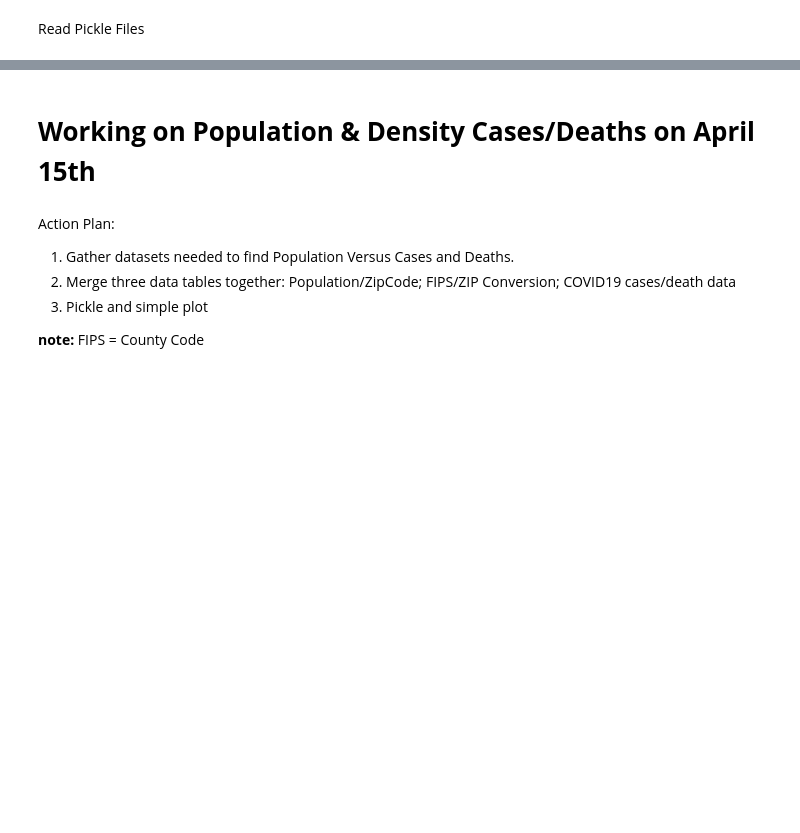
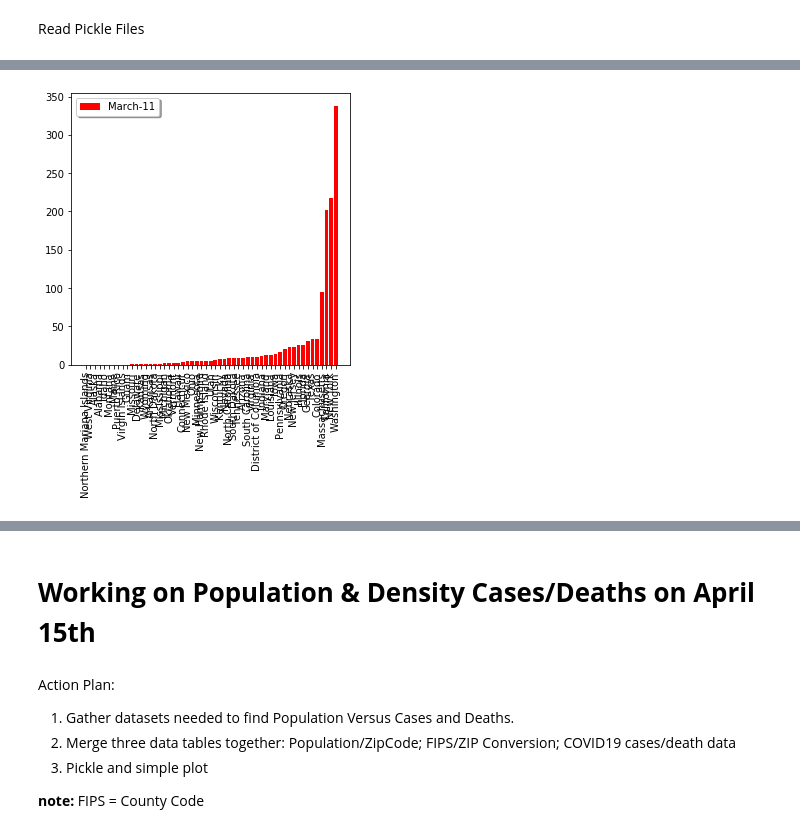
Before and after one commit to CSJohnLee/COVID19_Project, a Jupyter notebook: Lee_EDA.ipynb, the cells around one changed output, grey strips where cells are left out. Saved outputs shown, nothing was run; the diff lists cells and outputs as text; code cells hidden in the pictures; blank space fills up the shorter version.

Commit message:
messy animation, will clean later

```diff
--- a/Lee_EDA.ipynb
+++ b/Lee_EDA.ipynb
@@ -6,7 +6,9 @@
 #Importing Modules
 import numpy as np
 import pandas as pd
-pd.options.display.float_format = '{:,.0f}'.format
 import matplotlib.pyplot as plt
+import matplotlib.animation as FuncAnimation
+from datetime import datetime
 %matplotlib inline
-from datetime import datetime
+#%matplotlib notebook
+plt.style.use('seaborn-pastel')
@@ -175,0 +30,4 @@ plt.legend(['CA', 'CO', 'KS', 'NY', 'WA'])
+# %%
+df1.index = df1.calendar
+df1 = df1.drop(['calendar'], axis=1)
+df1.head()
@@ -175,0 +58,8 @@ plt.legend(['CA', 'CO', 'KS', 'NY', 'WA'])
+# %%
+dft = df1.T
+dft.head()
+
+#column=dft.iloc[:,0].name
+#dfs=dft.sort_values(by=[column])
+dfs=dft.sort_index()
+dfs
@@ -175,0 +88,17 @@ plt.legend(['CA', 'CO', 'KS', 'NY', 'WA'])
+# %%
+%matplotlib inline
+
+frameno = 50
+column=dft.iloc[:,frameno].name
+dfs=dft.sort_values(by=[column])
+dfs.head()
+fig, axs = plt.subplots(figsize=(5,5))
+axs.bar(dfs.index, dfs.iloc[:,frameno], color='red')
+# axs.set_xlim(0,55)
+# axs.set_ylim(0,10000)
+plt.xticks(rotation=90)
+axs.legend([column], loc = 'upper left', shadow=True)
+
+plt.show()
+# %% [output]
+[figure, added]
```
Also changed, not shown: parts of 32 cells of this notebook.
